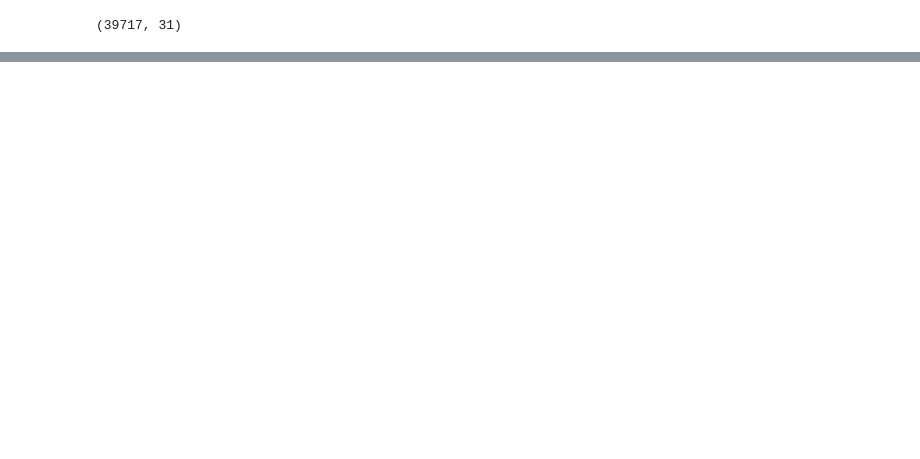
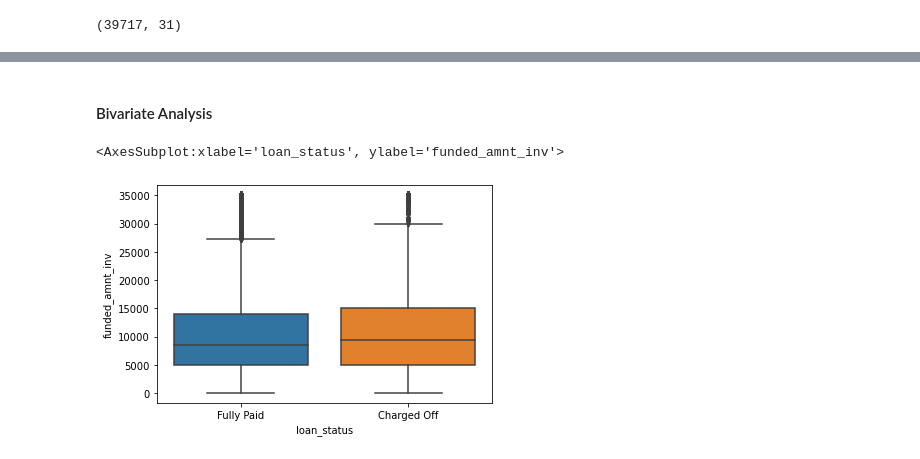
Before and after one commit to nltr2/LendingClubCaseStudy, a Jupyter notebook: Nishant_Awasthi.ipynb, the cells around one changed output, grey strips where cells are left out. Cells and saved outputs as stored; diff of their text form; code cells hidden in the pictures; blank space fills up the shorter version.

Commit message:
Till Univariate analysis

```diff
--- a/Nishant_Awasthi.ipynb
+++ b/Nishant_Awasthi.ipynb
@@ -76,0 +191,8 @@ loan_data.describe()
+# %% [markdown]
+#### Bivariate Analysis
+# %%
+## finding outliers in box plot
+sns.boxplot(x = 'loan_status', y = 'funded_amnt_inv', data = loan_data)
+# %% [output]
+<AxesSubplot:xlabel='loan_status', ylabel='funded_amnt_inv'>
+[figure, added]
```
Also changed, not shown: parts of 20 cells of this notebook.
